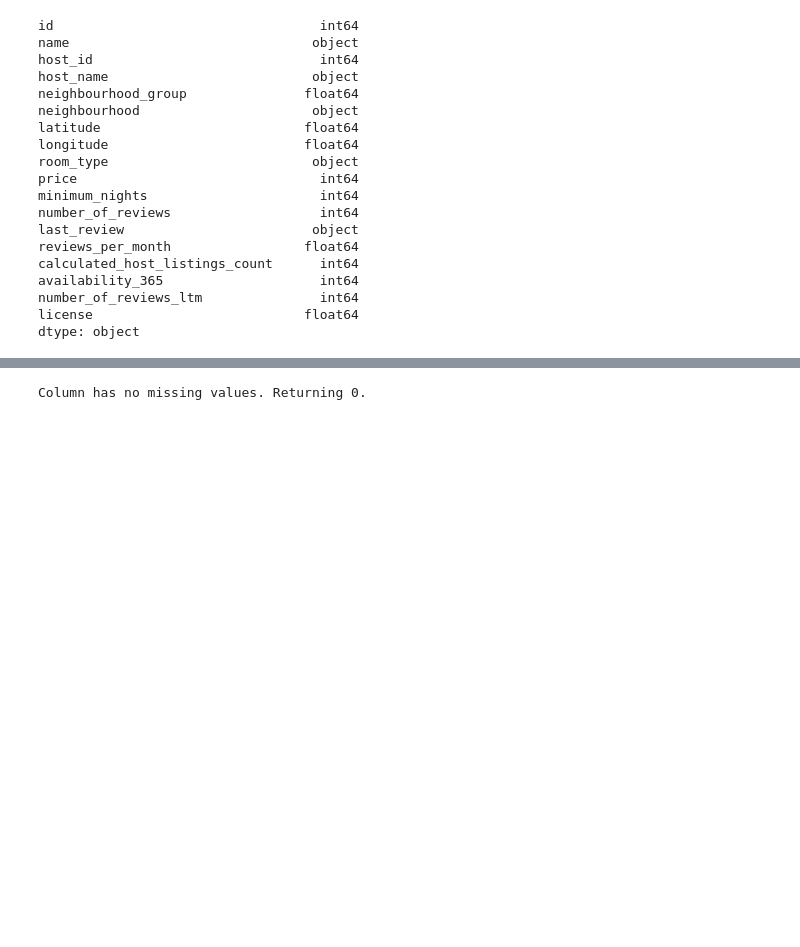
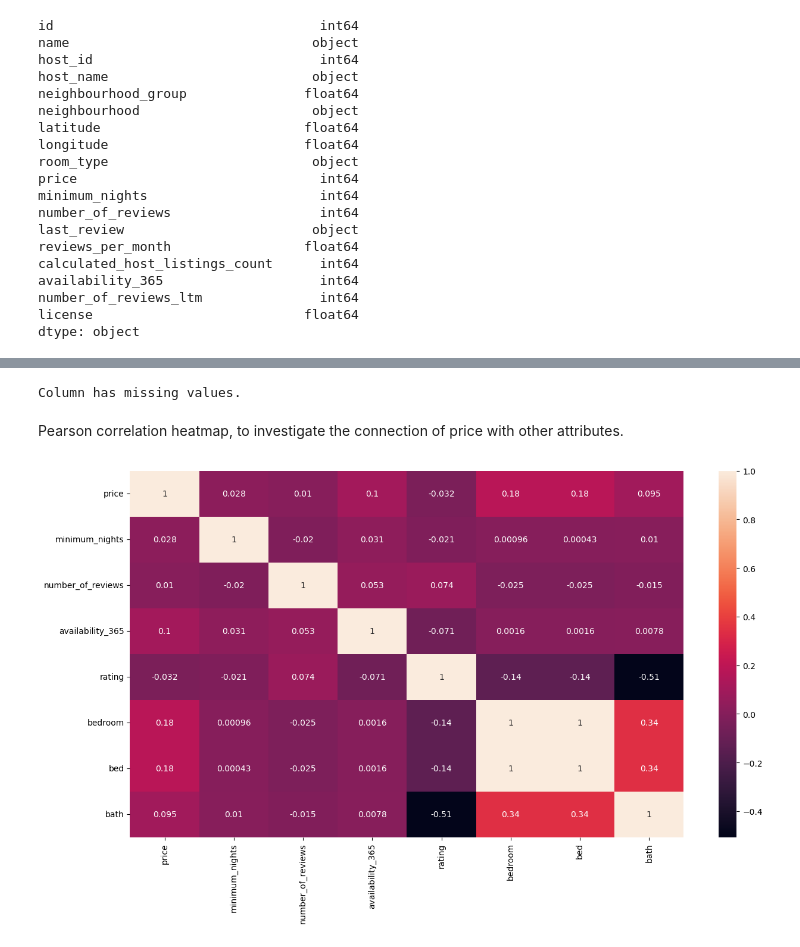
Before and after one commit to joaomena17/MachineLearningDataMining, a Jupyter notebook: project1.ipynb, the cells around one changed output, grey strips where cells are left out. Cells and saved outputs as stored; diff of their text form; code cells hidden in the pictures; blank space fills up the shorter version.

```diff
--- a/project1.ipynb
+++ b/project1.ipynb
@@ -42,6 +43,9 @@ license                           float64
 dtype: object
 # %%
 df=df.drop(columns=['neighbourhood_group','license','id','host_id','host_name','calculated_host_listings_count','last_review', 'reviews_per_month', 'number_of_reviews_ltm'])    #drop non-desired columns
+# %%
+#We remove rows which have price=0, since no one is legally renting for free
+df.drop(df[df['price'] == 0].index, inplace=True)
 # %%
 df
 # %% [output]
@@ -60,0 +67,17 @@ df
+# %%
+#extract the information/datatype from the 'name' column
+df['type'] = df['name'].str.extract(r'^(.*?)\s*[\d.]+')
+#extract the rating and convert to numeric
+rating_format1 = df['name'].str.extract(r'(\d+\.\d+)')  #rating format "x.x"
+rating_format2 = df['name'].str.extract(r'(\d+\.\d+)\/')  #rating format "x.x/"
+df['rating'] = pd.to_numeric(rating_format1.fillna(rating_format2)[0], errors='coerce')
+#extract the num of bed,bedrooms, baths
+df['bedroom'] = df['name'].str.extract(r'(\d+)\s+bedroom')  # Extracts the number of bedrooms
+df['bed'] = df['name'].str.extract(r'(\d+)\s+bed')  # Extracts the number of beds
+df['bath'] = df['name'].str.extract(r'(\d+)\s+bath')  # Extracts the number of baths
+#convert the columns to the appropriate data types (int - since it's num of bed,bedrooms, baths)
+df['bedroom'] = pd.to_numeric(df['bedroom'], errors='coerce')
+df['bed'] = pd.to_numeric(df['bed'], errors='coerce')
+df['bath'] = pd.to_numeric(df['bath'], errors='coerce')
+#drop 'name' column
+df.drop(columns=['name'], inplace=True)
@@ -76,8 +129,17 @@ max    150364.000000     1111.000000        1178.000000        365.000000
 # %%
-#If we're missing values in one of these 9 filtered columns, we remove that row..
-if df['price'].isna().any():
+#If we're missing values in one of these filtered columns
+if df['rating'].isna().any():
     print(f"Column has missing values.")
 else:
     print(f"Column has no missing values. Returning 0.")
 # %% [output]
-Column has no missing values. Returning 0.
+Column has missing values.
+# %% [markdown]
+Pearson correlation heatmap, to investigate the connection of price with other attributes.
+# %%
+df_cor=df[['price','minimum_nights','number_of_reviews','availability_365','rating','bedroom','bed','bath']]
+plt.figure(figsize=(15,8))
+sb.heatmap(df_cor.corr(method="pearson"), annot=True, annot_kws={"size":10})
+plt.show()
+# %% [output]
+[figure, added]
```
Also changed, not shown: parts of 5 cells of this notebook.
